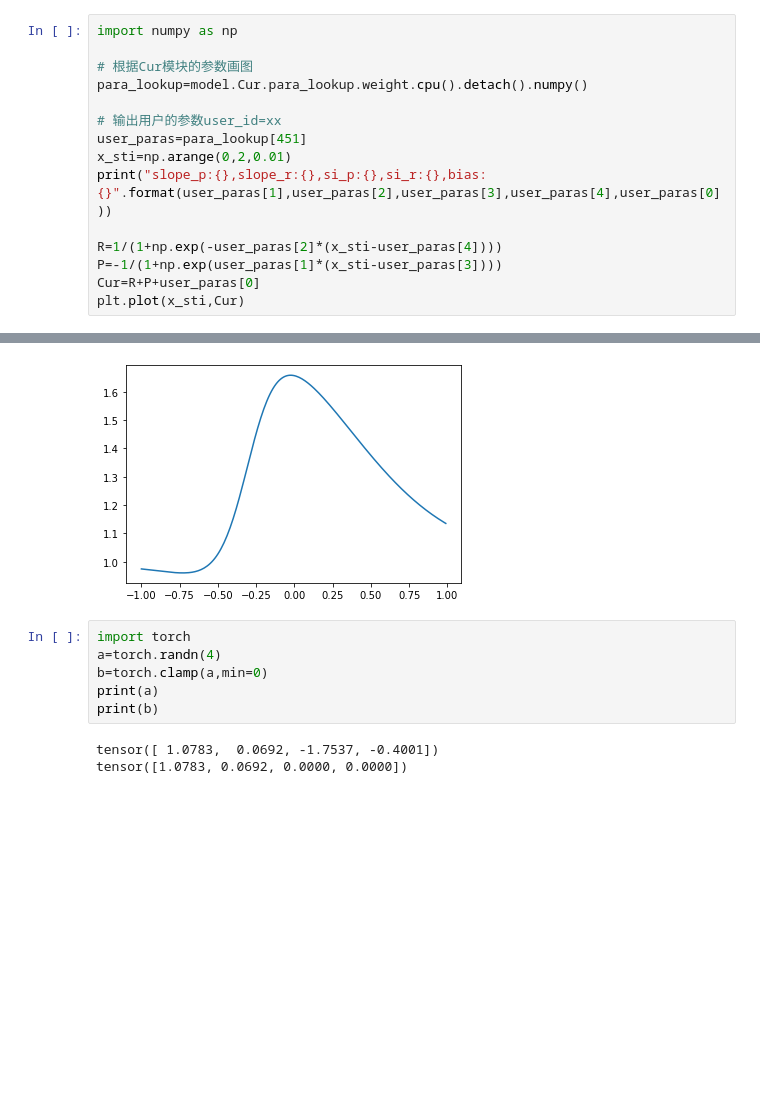
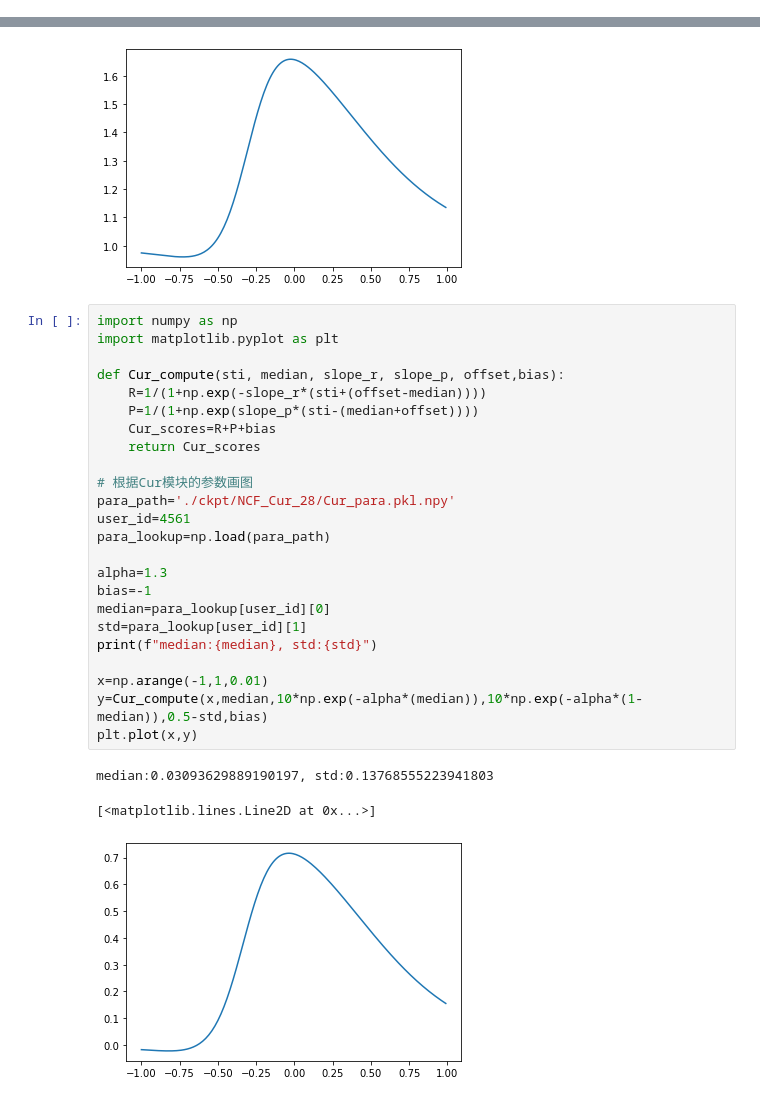
Before and after one commit to Run542968/SPCC, a Jupyter notebook: result_analysis.ipynb, the cells around one changed output, grey strips where cells are left out. Saved outputs shown, nothing was run; the diff lists cells and outputs as text; blank space fills up the shorter version.

```diff
--- a/result_analysis.ipynb
+++ b/result_analysis.ipynb
@@ -63,18 +63,3 @@ NCF(
   (att): Linear(in_features=16, out_features=16, bias=True)
   (loss_function): BCEWithLogitsLoss()
 )
-# %%
-import numpy as np
-
-# 根据Cur模块的参数画图
-para_lookup=model.Cur.para_lookup.weight.cpu().detach().numpy()
-
-# 输出用户的参数user_id=xx
-user_paras=para_lookup[451]
-x_sti=np.arange(0,2,0.01)
-print("slope_p:{},slope_r:{},si_p:{},si_r:{},bias:{}".format(user_paras[1],user_paras[2],user_paras[3],user_paras[4],user_paras[0]))
-
-R=1/(1+np.exp(-user_paras[2]*(x_sti-user_paras[4])))
-P=-1/(1+np.exp(user_paras[1]*(x_sti-user_paras[3])))
-Cur=R+P+user_paras[0]
-plt.plot(x_sti,Cur)
@@ -202,12 +183,31 @@ plt.plot(x,y)
 # %% [output]
 [<matplotlib.lines.Line2D at 0x...>]
 [figure]
-# %%
-import torch
-a=torch.randn(4)
-b=torch.clamp(a,min=0)
-print(a)
-print(b)
-# %% [output]
-tensor([ 1.0783,  0.0692, -1.7537, -0.4001])
-tensor([1.0783, 0.0692, 0.0000, 0.0000])
+# %%
+import numpy as np
+import matplotlib.pyplot as plt
+
+def Cur_compute(sti, median, slope_r, slope_p, offset,bias):
+    R=1/(1+np.exp(-slope_r*(sti+(offset-median))))
+    P=1/(1+np.exp(slope_p*(sti-(median+offset))))
+    Cur_scores=R+P+bias
+    return Cur_scores
+
+# 根据Cur模块的参数画图
+para_path='./ckpt/NCF_Cur_28/Cur_para.pkl.npy'
+user_id=4561
+para_lookup=np.load(para_path)
+
+alpha=1.3
+bias=-1
+median=para_lookup[user_id][0]
+std=para_lookup[user_id][1]
+print(f"median:{median}, std:{std}")
+
+x=np.arange(-1,1,0.01)
+y=Cur_compute(x,median,10*np.exp(-alpha*(median)),10*np.exp(-alpha*(1-median)),0.5-std,bias)
+plt.plot(x,y)
+# %% [output]
+median:0.03093629889190197, std:0.13768555223941803
+[<matplotlib.lines.Line2D at 0x...>]
+[figure, added]
```
Also changed, not shown: parts of 1 cell of this notebook, 6 other files.
